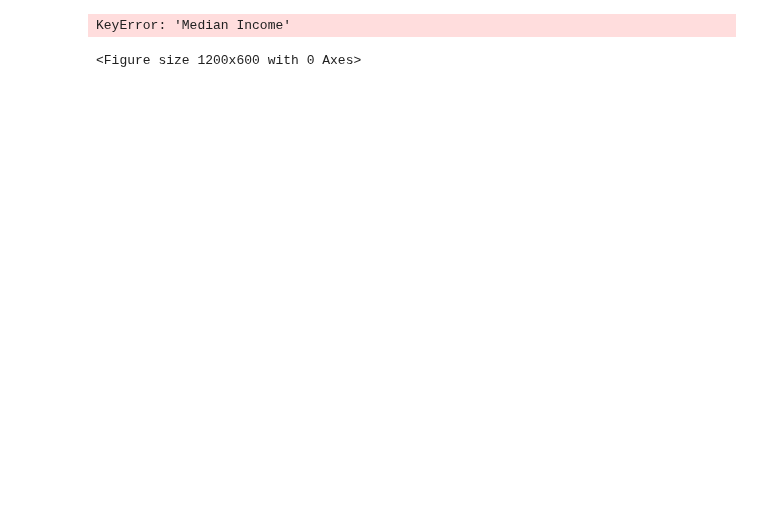
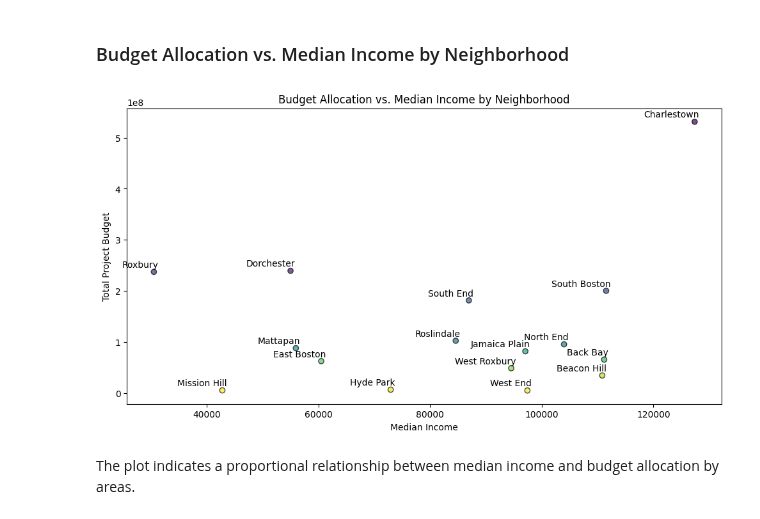
Before and after one commit to BU-Spark/ds-boston-city-budget, a Jupyter notebook: fa23-team-d/median_income.ipynb, the cells around one changed output. Saved outputs shown, nothing was run; the diff lists cells and outputs as text; code cells hidden in the pictures; blank space fills up the shorter version.

```diff
--- a/fa23-team-d/median_income.ipynb
+++ b/fa23-team-d/median_income.ipynb
@@ -1,49 +1,67 @@
+# %% [markdown]
+### Budget Allocation vs. Median Income by Neighborhood
 # %%
 import pandas as pd
 import matplotlib.pyplot as plt
+import numpy as np
+from matplotlib import cm
+from matplotlib.colors import Normalize
 
 # Read the budget data from the CSV file
 df_budget = pd.read_csv('data/fy24-capital-budget-plan-recommended.csv')
 df_budget['Total_Project_Budget'] = df_budget['Total_Project_Budget'].str.replace(',', '')
 df_budget['Total_Project_Budget'] = df_budget['Total_Project_Budget'].astype(float)
 
 # Remove "Multiple Neighborhoods" and "Citywide" from the data
 df_budget = df_budget[df_budget['Neighborhood'] != 'Multiple Neighborhoods']
 df_budget = df_budget[df_budget['Neighborhood'] != 'Citywide']
 
 # Group by neighborhood and sum the total project budget
 budget_by_areas = df_budget.groupby('Neighborhood')['Total_Project_Budget'].sum()
 
 # Sort the DataFrame by total project budget in descending order
 budget_by_areas = budget_by_areas.sort_values(ascending=False)
 
-# Select the top 10 areas
-top_10_areas = budget_by_areas.head(10)
-
 # Read the median income data from the CSV file
 df_income = pd.read_csv('./data/median_income.csv')
 
 # Merge the budget and median income data on the "Neighborhood" column
-merged_data = pd.merge(top_10_areas, df_income, left_index=True, right_on='Neighborhood')
+merged_data = pd.merge(budget_by_areas.reset_index(), df_income, on='Neighborhood')
 
 # Plotting
 plt.figure(figsize=(12, 6))
 
-# Scatter plot
-plt.scatter(merged_data['Median_Income'], merged_data['Total_Project_Budget'])
+# Normalize values to be between 0 and 1
+norm = Normalize(vmin=0, vmax=len(merged_data))
+
+# Create a colormap with increased saturation and brightness
+custom_cmap = cm.viridis(norm(range(len(merged_data))) * 1.2)
+
+# Scatter plot with custom colormap
+plt.scatter(
+    merged_data['Median Income'],
+    merged_data['Total_Project_Budget'],
+    c=custom_cmap,
+    edgecolors='black',
+    alpha=0.7
+)
+
 plt.title('Budget Allocation vs. Median Income by Neighborhood')
 plt.xlabel('Median Income')
 plt.ylabel('Total Project Budget')
 
 # Add labels for each point
 for i in range(len(merged_data)):
-    plt.annotate(merged_data['Neighborhood_y'].iloc[i],
-                 (merged_data['Median_Income'].iloc[i], merged_data['Total_Project_Budget'].iloc[i]),
-                 textcoords="offset points",
-                 xytext=(5,5),
-                 ha='right')
+    plt.annotate(
+        merged_data['Neighborhood'].iloc[i],
+        (merged_data['Median Income'].iloc[i], merged_data['Total_Project_Budget'].iloc[i]),
+        textcoords="offset points",
+        xytext=(5, 5),
+        ha='right'
+    )
 
 plt.show()
 # %% [output]
-KeyError: 'Median Income'
-<Figure size 1200x600 with 0 Axes>
+[figure, added]
+# %% [markdown]
+The plot indicates a proportional relationship between median income and budget allocation by areas.
```
Also changed, not shown: 2 other files.
